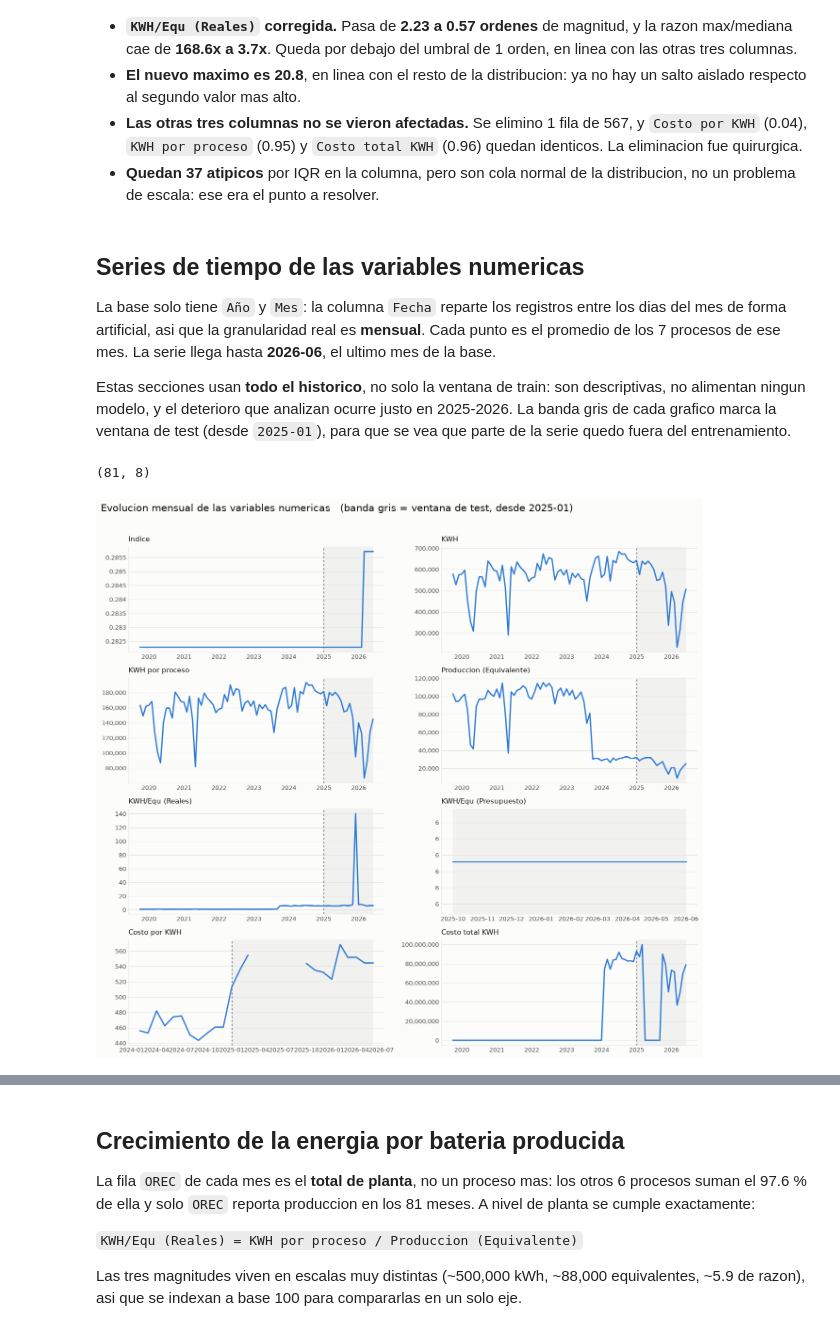
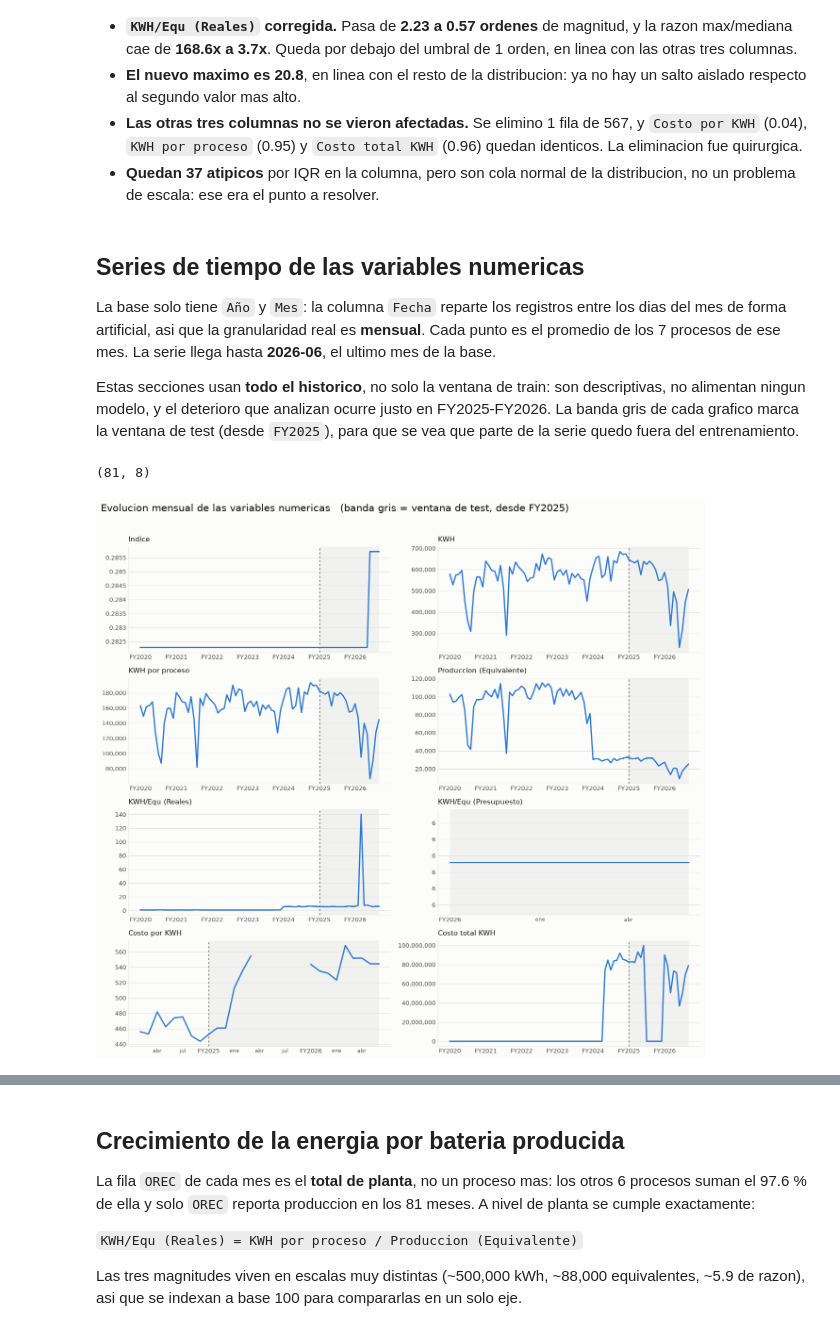
Before and after one commit to juanpablocarrillohortua/clarios_app, a Jupyter notebook: notebooks/OREC_analysis.ipynb, the cells around one changed output, grey strips where cells are left out. Saved outputs shown, nothing was run; the diff lists cells and outputs as text; code cells hidden in the pictures.

```diff
--- a/notebooks/OREC_analysis.ipynb
+++ b/notebooks/OREC_analysis.ipynb
@@ -345,20 +380,22 @@ memory usage: 56.0 KB
 # de el. El indice original se conserva, para poder rastrear cada fila.
 orden = df_orec.sort_values("Fecha")
 
-X = orden.drop(columns=["Mes", "Año", "Produccion (Equivalente)"])
+X = orden.drop(columns=["Mes", "Año", "fiscal year", "Produccion (Equivalente)"])
 y = orden["Produccion (Equivalente)"]
 X.shape, y.shape
 # %% [output]
 ((567, 9), (567,))
 # %%
 # Split temporal: el ultimo fold de TimeSeriesSplit deja todo el pasado en train y el
-# futuro en test.
-CORTE = "2025-01-01"
-test_size = int((X["Fecha"] >= CORTE).sum())  # alineado a inicio de mes
+# futuro en test. El corte es el inicio de un anio fiscal, asi ningun anio fiscal queda
+# repartido entre train y test.
+FY_TEST = 2025  # primer anio fiscal de la ventana de test
+CORTE = inicio_fiscal(FY_TEST)
+test_size = int((orden["fiscal year"] >= FY_TEST).sum())
 
 # n_splits=2 es el minimo que admite sklearn; solo interesa el ultimo fold, el que
-# entrena con todo lo anterior al corte. El corte se expresa en fechas y no en un
-# numero de filas para que la frontera caiga siempre en un inicio de mes.
+# entrena con todo lo anterior al corte. El corte se expresa en anios fiscales y no en
+# un numero de filas para que la frontera caiga siempre en un inicio de anio fiscal.
 tscv = TimeSeriesSplit(n_splits=2, test_size=test_size)
 *_, (i_train, i_test) = tscv.split(X)
 
@@ -691,7 +732,7 @@ la base.
 
 Estas secciones usan **todo el historico**, no solo la ventana de train: son
 descriptivas, no alimentan ningun modelo, y el deterioro que analizan ocurre justo en
-2025-2026. La banda gris de cada grafico marca la ventana de test (desde `2025-01`),
+FY2025-FY2026. La banda gris de cada grafico marca la ventana de test (desde `FY2025`),
 para que se vea que parte de la serie quedo fuera del entrenamiento.
 # %%
 num_cols = [
@@ -719,10 +760,17 @@ serie.shape
 LINEA, SUPERFICIE = "#2a78d6", "#fcfcfb"
 TINTA, TINTA_SUAVE, GRILLA = "#0b0b0b", "#52514e", "#e5e5e2"
 
+# Un panel con menos historia que esto queda con una o dos marcas de anio fiscal: se le
+# anaden los trimestres (ene, abr, jul) como marcas menores
+PANEL_CORTO = pd.Timedelta(days=3 * 365)
+NOMBRES_MES = list(meses_abr)  # "ene" ... "dic", en orden calendario
+
 # Las series cubren todo el historico, pero el split es temporal: esta funcion sombrea
 # la ventana de test para que se vea que parte quedo fuera del entrenamiento.
 # CORTE viene de la celda del split, asi la banda sigue al corte y no se repite el dato.
 CORTE_TS = pd.Timestamp(CORTE)
+# El mismo rotulo en el titulo de todas las figuras con eje de fechas
+NOTA_TEST = f"(banda gris = ventana de test, desde FY{FY_TEST})"
 
 
 def marcar_test(
@@ -748,35 +796,49 @@ def marcar_test(
             color=TINTA_SUAVE,
             fontsize=8,
         )
 
 
+def eje_fiscal(ax: plt.Axes, desde: pd.Timestamp, hasta: pd.Timestamp, corto: bool = False) -> None:
+    """Rotula el eje de fechas por anio fiscal: una marca en cada octubre."""
+    # Las marcas se fijan dentro de [desde, hasta]: no aparece un anio fiscal en un margen
+    # sin datos. El rotulo va al inicio del anio, como en un eje de anios calendario.
+    inicios = pd.date_range(desde, hasta, freq="YS-OCT")
+    ax.set_xticks(inicios, [rotulo_fiscal(a, corto) for a in anio_fiscal(inicios)])
+    if hasta - desde < PANEL_CORTO:
+        trimestres = pd.date_range(desde, hasta, freq="QS-OCT").difference(inicios)
+        ax.set_xticks(trimestres, [NOMBRES_MES[t.month - 1] for t in trimestres], minor=True)
+        ax.tick_params(axis="x", which="minor", colors=TINTA_SUAVE, labelsize=8, length=0)
+
+
 fig, axes = plt.subplots(4, 2, figsize=(13, 12), facecolor=SUPERFICIE)
 fig.suptitle(
-    "Evolucion mensual de las variables numericas   (banda gris = ventana de test, desde 2025-01)",
+    f"Evolucion mensual de las variables numericas   {NOTA_TEST}",
     fontsize=15,
     color=TINTA,
     x=0.01,
     ha="left",
     y=0.985,
 )
 
 for ax, col in zip(axes.ravel(), num_cols, strict=False):
     ax.plot(serie.index, serie[col], color=LINEA, linewidth=2, zorder=3)
     visible = serie[col].replace(0, np.nan).dropna()
     marcar_test(ax, visible.index[0], visible.index[-1])
     ax.set_title(col, fontsize=10.5, color=TINTA, loc="left", pad=8)
     ax.set_facecolor(SUPERFICIE)
     ax.grid(axis="y", color=GRILLA, linewidth=0.8)
     ax.set_axisbelow(True)
     ax.spines[["top", "right"]].set_visible(False)
     ax.spines[["left", "bottom"]].set_color(GRILLA)
     ax.tick_params(colors=TINTA_SUAVE, labelsize=9, length=0)
     ax.yaxis.set_major_formatter(lambda v, _: f"{v:,.0f}" if abs(v) >= 1 else f"{v:g}")
+    trazado = serie[col].dropna()
+    eje_fiscal(ax, trazado.index[0], trazado.index[-1])
 
 plt.tight_layout(rect=[0, 0, 1, 0.97])
 plt.show()
 # %% [output]
-[figure, old version]
+[figure, new version]
 # %%
 # Metricas explicitas del resumen de abajo
 mes = df_orec["Fecha"].dt.to_period("M").dt.to_timestamp()
```
Also changed, not shown: parts of 30 cells of this notebook, 1 other file.
